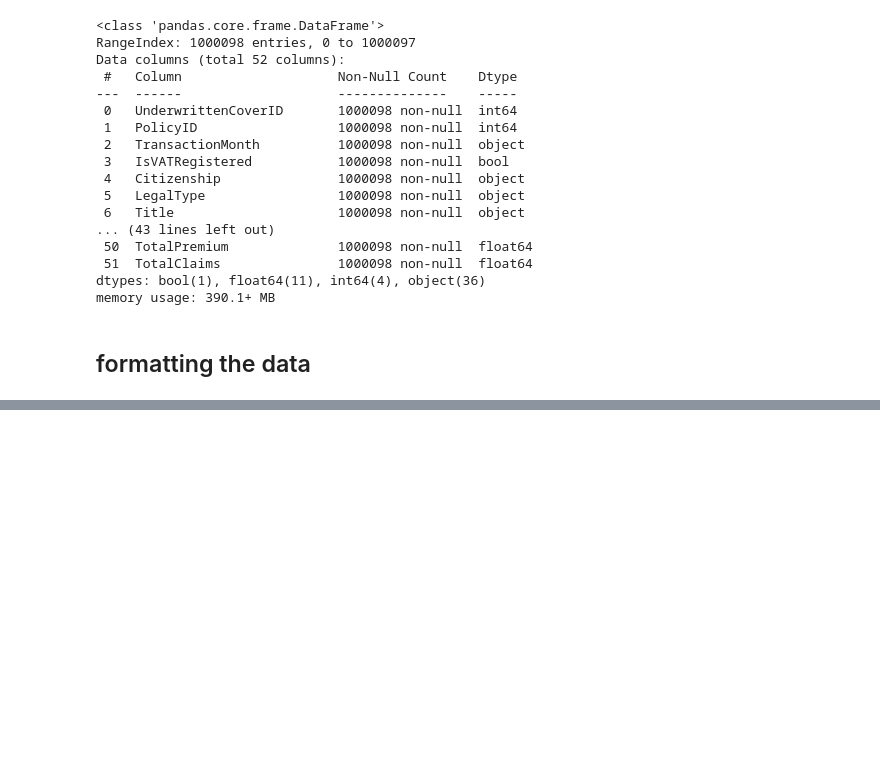
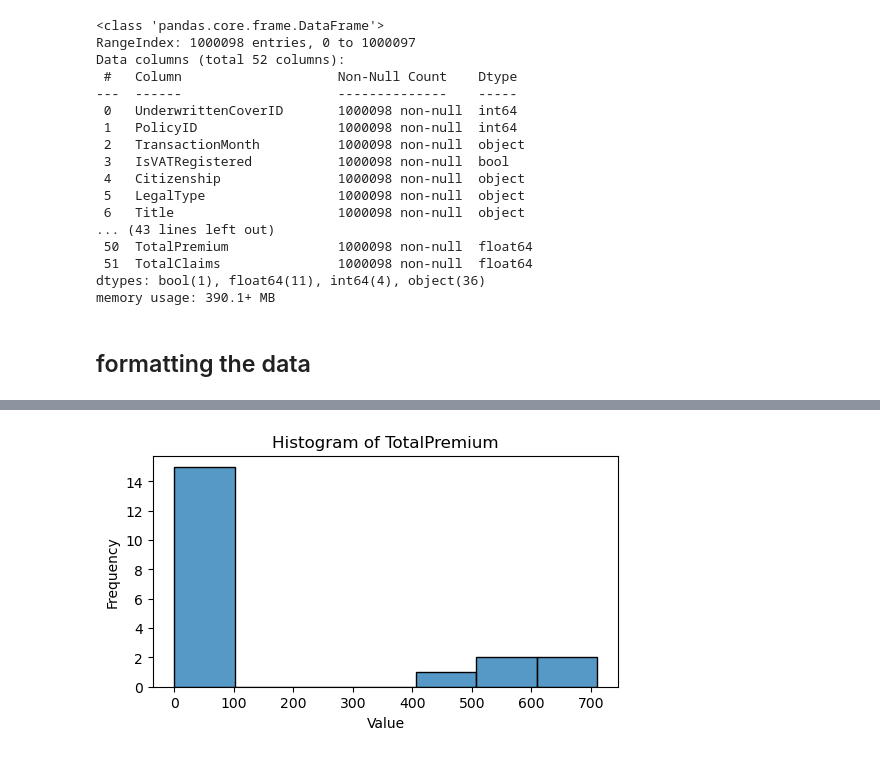
Before and after one commit to nolawit-fant/AlphaCare-Insurance-Solutions, a Jupyter notebook: notebooks/EDA.ipynb, the cells around one changed output, grey strips where cells are left out. Cells and saved outputs as stored; diff of their text form; code cells hidden in the pictures; blank space fills up the shorter version.

```diff
--- a/notebooks/EDA.ipynb
+++ b/notebooks/EDA.ipynb
@@ -104,0 +139,2 @@ df = format_data(df)
+# %%
+df.drop_duplicates(inplace=True)
@@ -104,0 +145,13 @@ df = format_data(df)
+# %%
+# Visualize the histogram for TotalPremium
+df_sample = df.head(20)
+numerical_column = 'TotalPremium'
+
+plt.figure(figsize=(6, 3))
+sns.histplot(df_sample[numerical_column])
+plt.title(f'Histogram of {numerical_column}')
+plt.xlabel('Value')
+plt.ylabel('Frequency')
+plt.show()
+# %% [output]
+[figure, added]
```
Also changed, not shown: parts of 9 cells of this notebook.
